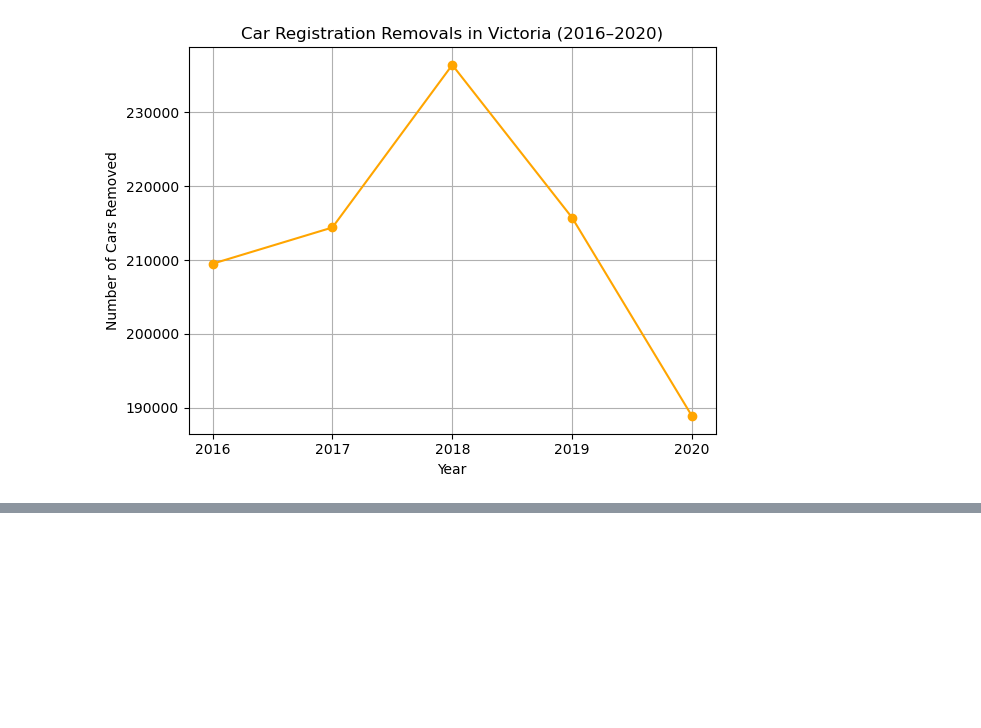
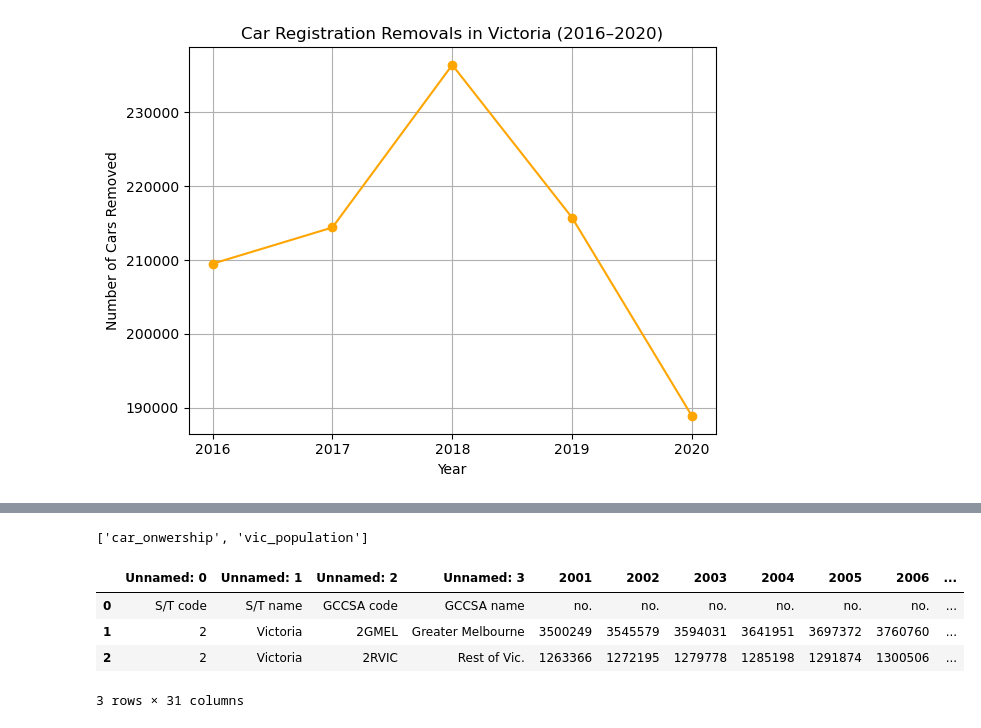
Before and after one commit to bhargav-tri/5120-Melbourne-parking-availability-program, a Jupyter notebook: epic1_visual.ipynb, the cells around one changed output, grey strips where cells are left out. Saved outputs shown, nothing was run; the diff lists cells and outputs as text; code cells hidden in the pictures; blank space fills up the shorter version.

```diff
--- a/epic1_visual.ipynb
+++ b/epic1_visual.ipynb
@@ -86,0 +307,26 @@ plt.show()
+# %%
+import pandas as pd
+from sqlalchemy import create_engine, inspect
+
+
+connection_url = "postgresql://postgres:eSyUrNgzoGjZybYhxZRwLKaSbAxkQmIQ@trolley.proxy.rlwy.net:13392/railway"
+
+db_engine = create_engine(connection_url)
+
+
+db_inspector = inspect(db_engine)
+available_tables = db_inspector.get_table_names()
+print( available_tables)
+
+
+victoria_df = pd.read_sql("SELECT * FROM vic_population", db_engine)
+
+# 顯示前幾筆資料
+victoria_df.head()
+# %% [output]
+['car_onwership', 'vic_population']
+|  | Unnamed: 0 | Unnamed: 1 | Unnamed: 2 | Unnamed: 3 | 2001 | 2002 | 2003 | 2004 | 2005 | 2006 | ... |
+| 0 | S/T code | S/T name | GCCSA code | GCCSA name | no. | no. | no. | no. | no. | no. | ... |
+| 1 | 2 | Victoria | 2GMEL | Greater Melbourne | 3500249 | 3545579 | 3594031 | 3641951 | 3697372 | 3760760 | ... |
+| 2 | 2 | Victoria | 2RVIC | Rest of Vic. | 1263366 | 1272195 | 1279778 | 1285198 | 1291874 | 1300506 | ... |
+3 rows × 31 columns
```
Also changed, not shown: parts of 2 cells of this notebook, 2 other files.
